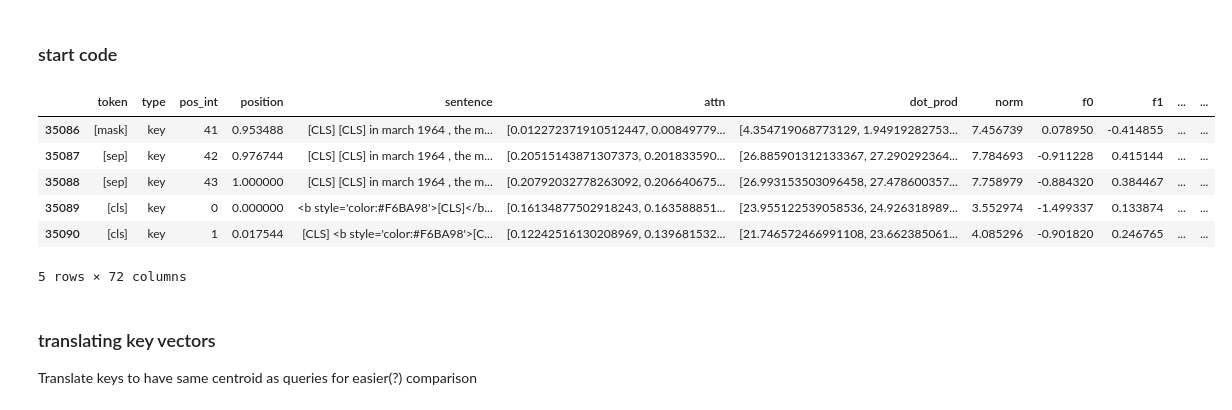
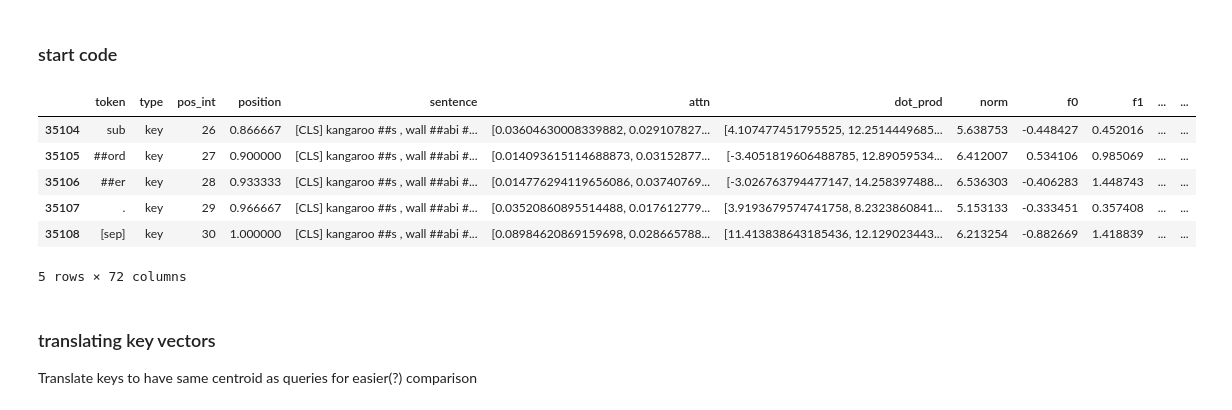
Before and after one commit to catherinesyeh/attention-exploration, a Jupyter notebook: attention.ipynb, the cells around one changed output. Saved outputs shown, nothing was run; the diff lists cells and outputs as text; code cells hidden in the pictures.

```diff
--- a/attention.ipynb
+++ b/attention.ipynb
@@ -274,7 +283,7 @@ attn_dict = {'left_text': [],
              'attn': [[[''.join(random.choices(string.ascii_letters, k=5))] for i in range(num_heads)] for j in range(num_layers)],
              'dot_prod': [[[''.join(random.choices(string.ascii_letters, k=5))] for i in range(num_heads)] for j in range(num_layers)]}
 
-for s in new_sentences:
+for s in new_sentences[:10]:
     # call method from bertviz to get attention info
     s_dict = neuron_view.get_attention(model, model_type, tokenizer, s, include_queries_and_keys=True)['all']
 
@@ -819,40 +835,42 @@ def make_df(layer, head):
     queries = attn_dict['queries']
     keys = attn_dict['keys']
     vec_size = len(queries[layer][head][0])
 
     # norms
     norms_q = []
     norms_k = []
     for i in range(len(queries[layer][head])):
         q = queries[layer][head][i]
         k = queries[layer][head][i]
         norms_q.append(np.linalg.norm(q))
         norms_k.append(np.linalg.norm(k))
     df["norm"] = norms_q + norms_k
 
     for i in range(vec_size): # store q/k vector values
         qs = [queries[layer][head][j][i] for j in range(num_tokens)]
         ks = [keys[layer][head][j][i] for j in range(num_tokens)]
         df["f" + str(i)] = qs + ks # add to dataframe
 
     # comment out line below if want all 60k data points
-    df = pd.concat([df.iloc[:5021], df.iloc[30070:30070+5021]]) # only get first X keys + queries
+    # df = pd.concat([df.iloc[:5021], df.iloc[30070:30070+5021]]) # only get first X keys + queries
+    df = pd.concat([df.iloc[:5024], df.iloc[30085:30085+5024]]) # only get first X keys + queries
     # print(len(df))
     # df_lab = df.iloc[:, :8].copy() # get label cols only
+    df.to_csv('test.tsv', sep="\t", index=False)
     # df_lab.to_csv('layer' + str(layer) + '/labels' + str(head) + '.tsv', sep="\t", index=False) # save labels to file
 
     return df
 
 # testing
-df = make_df(3, 3)
+df = make_df(0, 0)
 df.tail()
 # %% [output]
 |  | token | type | pos_int | position | sentence | attn | dot_prod | norm | f0 | f1 | ... | ... |
-| 35086 | [mask] | key | 41 | 0.953488 | [CLS] [CLS] in march 1964 , the m... | [0.012272371910512447, 0.00849779... | [4.354719068773129, 1.94919282753... | 7.456739 | 0.078950 | -0.414855 | ... | ... |
-| 35087 | [sep] | key | 42 | 0.976744 | [CLS] [CLS] in march 1964 , the m... | [0.20515143871307373, 0.201833590... | [26.885901312133367, 27.290292364... | 7.784693 | -0.911228 | 0.415144 | ... | ... |
-| 35088 | [sep] | key | 43 | 1.000000 | [CLS] [CLS] in march 1964 , the m... | [0.20792032778263092, 0.206640675... | [26.993153503096458, 27.478600357... | 7.758979 | -0.884320 | 0.384467 | ... | ... |
-| 35089 | [cls] | key | 0 | 0.000000 | <b style='color:#F6BA98'>[CLS]</b... | [0.16134877502918243, 0.163588851... | [23.955122539058536, 24.926318989... | 3.552974 | -1.499337 | 0.133874 | ... | ... |
-| 35090 | [cls] | key | 1 | 0.017544 | [CLS] <b style='color:#F6BA98'>[C... | [0.12242516130208969, 0.139681532... | [21.746572466991108, 23.662385061... | 4.085296 | -0.901820 | 0.246765 | ... | ... |
+| 35104 | sub | key | 26 | 0.866667 | [CLS] kangaroo ##s , wall ##abi #... | [0.03604630008339882, 0.029107827... | [4.107477451795525, 12.2514449685... | 5.638753 | -0.448427 | 0.452016 | ... | ... |
+| 35105 | ##ord | key | 27 | 0.900000 | [CLS] kangaroo ##s , wall ##abi #... | [0.014093615114688873, 0.03152877... | [-3.4051819606488785, 12.89059534... | 6.412007 | 0.534106 | 0.985069 | ... | ... |
+| 35106 | ##er | key | 28 | 0.933333 | [CLS] kangaroo ##s , wall ##abi #... | [0.014776294119656086, 0.03740769... | [-3.026763794477147, 14.258397488... | 6.536303 | -0.406283 | 1.448743 | ... | ... |
+| 35107 | . | key | 29 | 0.966667 | [CLS] kangaroo ##s , wall ##abi #... | [0.03520860895514488, 0.017612779... | [3.9193679574741758, 8.2323860841... | 5.153133 | -0.333451 | 0.357408 | ... | ... |
+| 35108 | [sep] | key | 30 | 1.000000 | [CLS] kangaroo ##s , wall ##abi #... | [0.08984620869159698, 0.028665788... | [11.413838643185436, 12.129023443... | 6.213254 | -0.882669 | 1.418839 | ... | ... |
 5 rows × 72 columns
 # %% [markdown]
 ### translating key vectors
```
Also changed, not shown: parts of 9 cells of this notebook.
